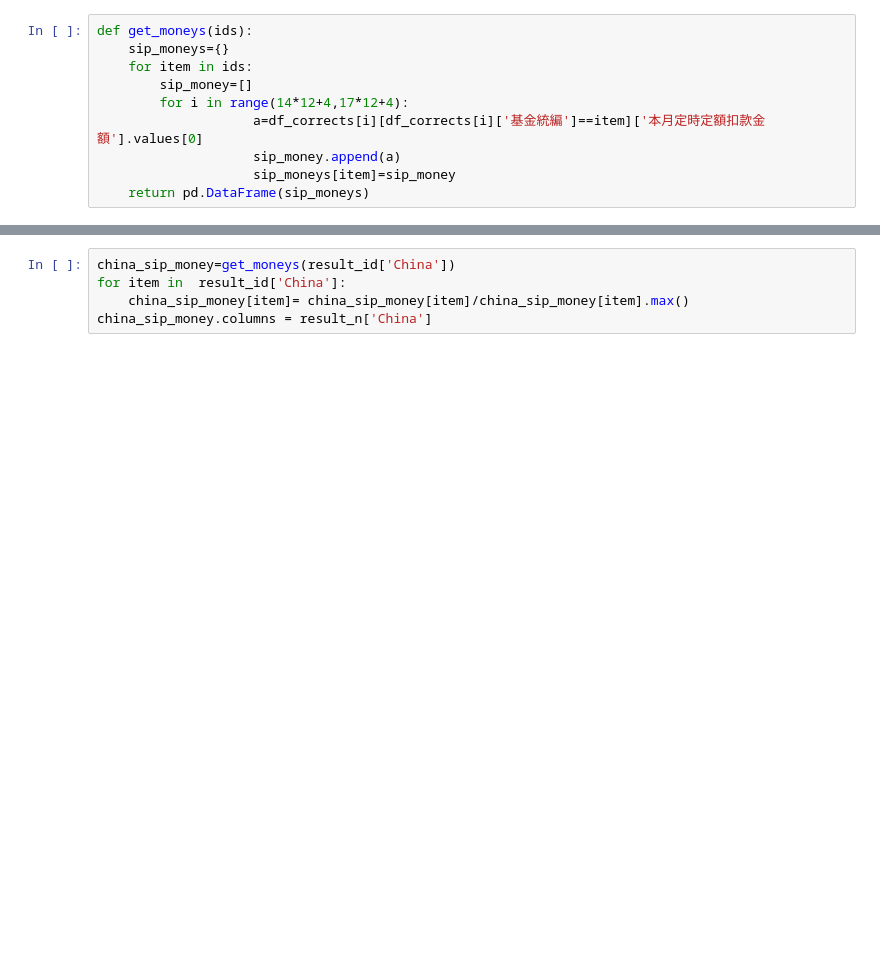
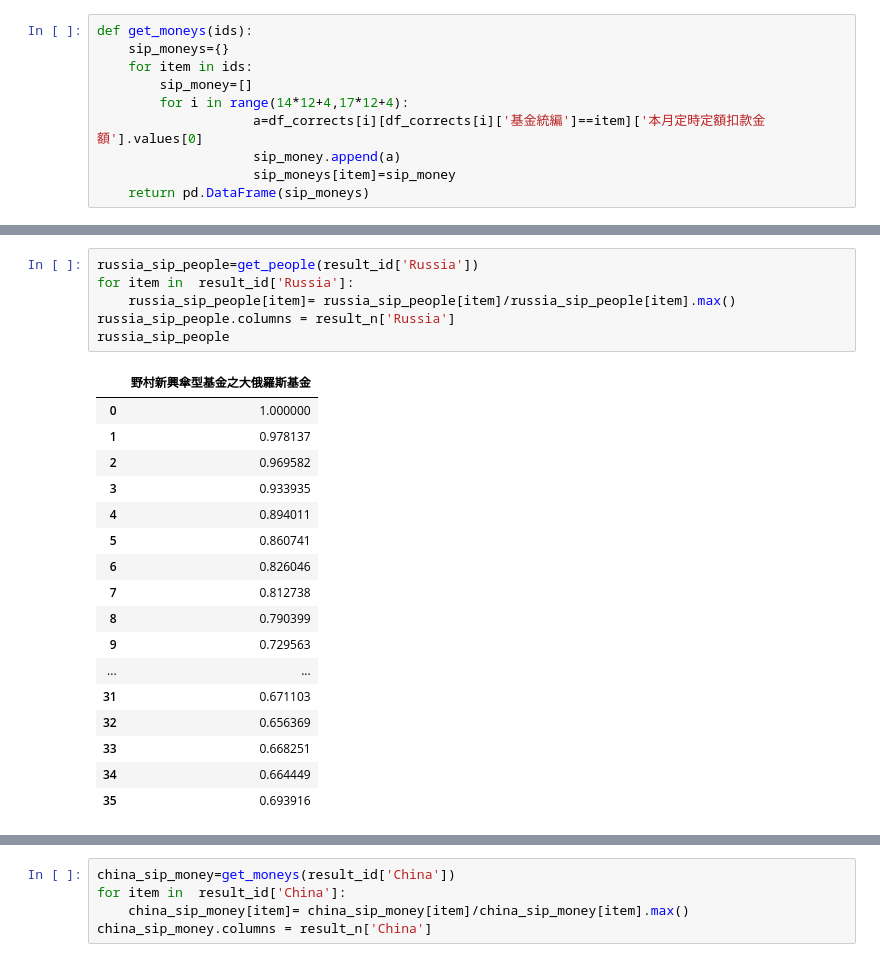
Before and after one commit to Jtrue27/Fintech-TM-ML, a Jupyter notebook: 定期定額資料爬蟲/data_preprocessing.ipynb, the cells around one changed output, grey strips where cells are left out. Drawn from its saved outputs; the diff is of its cells as text; blank space fills up the shorter version.

```diff
--- a/定期定額資料爬蟲/data_preprocessing.ipynb
+++ b/定期定額資料爬蟲/data_preprocessing.ipynb
@@ -536,0 +595,24 @@ def get_moneys(ids):
+# %%
+russia_sip_people=get_people(result_id['Russia'])
+for item in  result_id['Russia']:
+    russia_sip_people[item]= russia_sip_people[item]/russia_sip_people[item].max()
+russia_sip_people.columns = result_n['Russia']
+russia_sip_people
+# %% [output]
+|  | 野村新興傘型基金之大俄羅斯基金 |
+| 0 | 1.000000 |
+| 1 | 0.978137 |
+| 2 | 0.969582 |
+| 3 | 0.933935 |
+| 4 | 0.894011 |
+| 5 | 0.860741 |
+| 6 | 0.826046 |
+| 7 | 0.812738 |
+| 8 | 0.790399 |
+| 9 | 0.729563 |
+| ... | ... |
+| 31 | 0.671103 |
+| 32 | 0.656369 |
+| 33 | 0.668251 |
+| 34 | 0.664449 |
+| 35 | 0.693916 |
```
Also changed, not shown: parts of 13 cells of this notebook, 4 other files.
